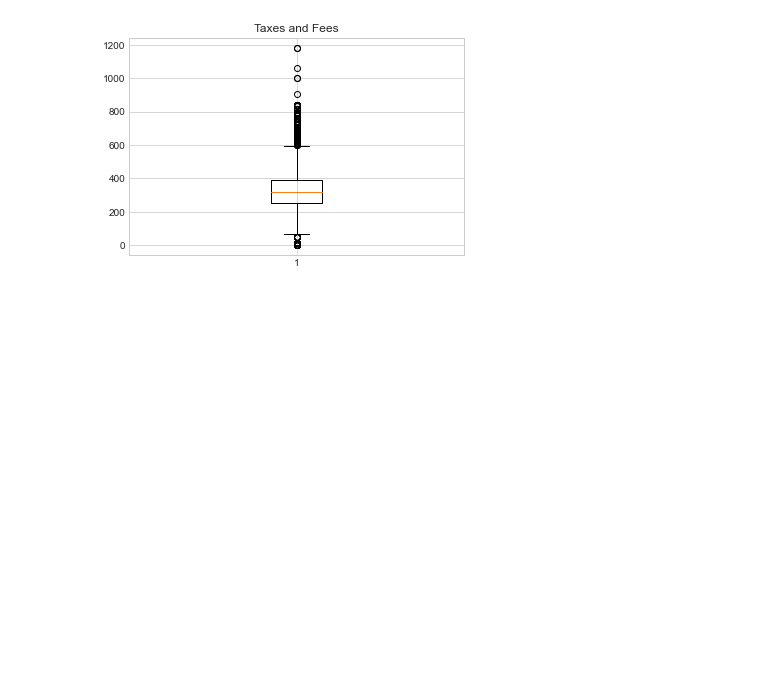
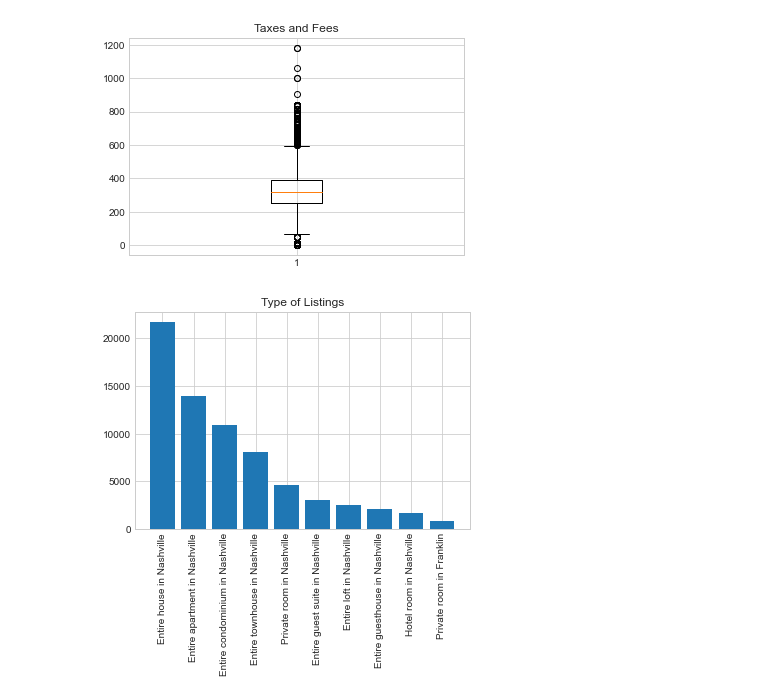
Before and after one commit to sbmcdermott/Airbnb, a Jupyter notebook: Data Visualizations.ipynb, the cells around one changed output. Saved outputs shown, nothing was run; the diff lists cells and outputs as text; code cells hidden in the pictures; blank space fills up the shorter version.

Commit message:
Bar chart of type of property created

```diff
--- a/Data Visualizations.ipynb
+++ b/Data Visualizations.ipynb
@@ -248,3 +268,17 @@ ax1.set_title('Taxes and Fees')
 ax1.boxplot(data);
 # %% [output]
 [figure]
+# %%
+# Creating dataset
+a = results['category'].value_counts()[:10]
+a = pd.DataFrame(a).reset_index()
+
+# Creating bar chart
+plt.bar(a['index'], a['category'])
+plt.title('Type of Listings')
+plt.xticks(rotation=90)
+
+# Show plot
+plt.show()
+# %% [output]
+[figure, added]
```
Also changed, not shown: parts of 1 cell of this notebook.
